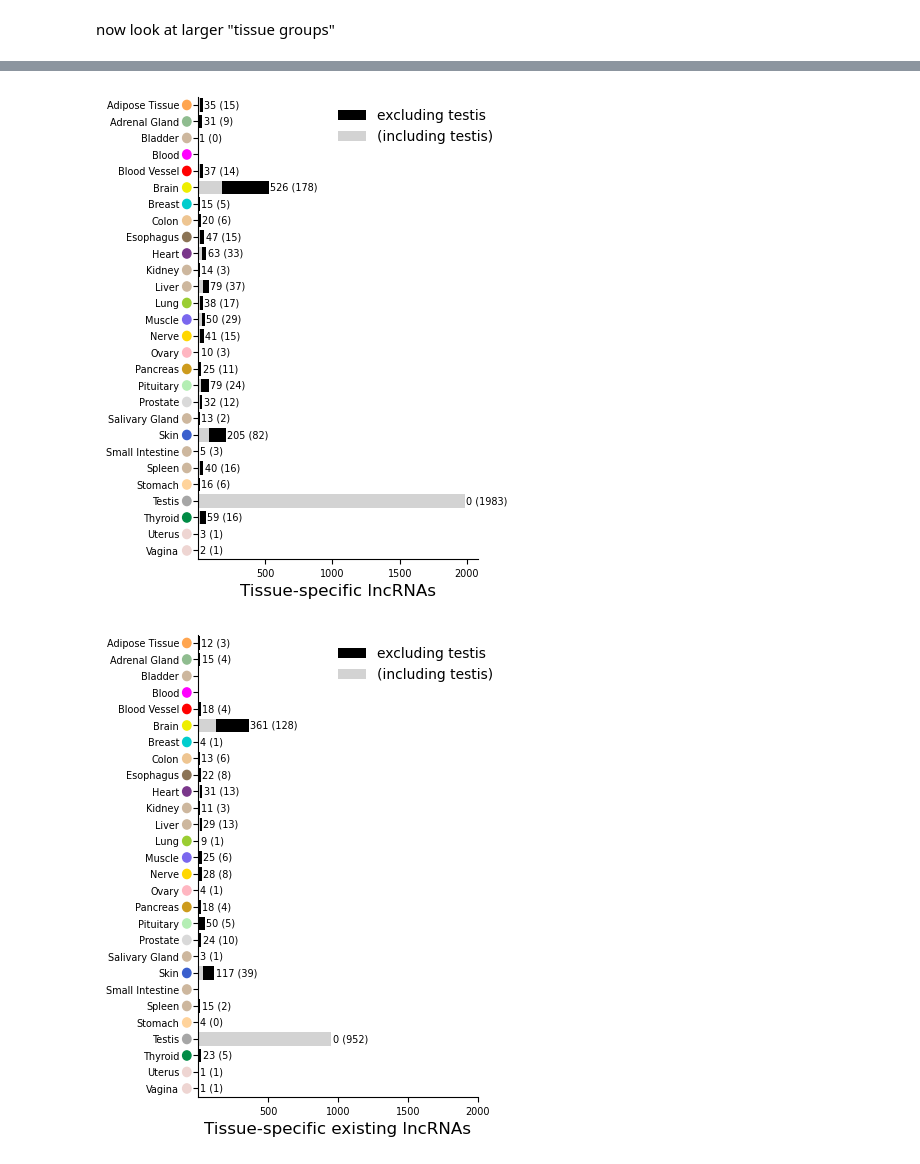
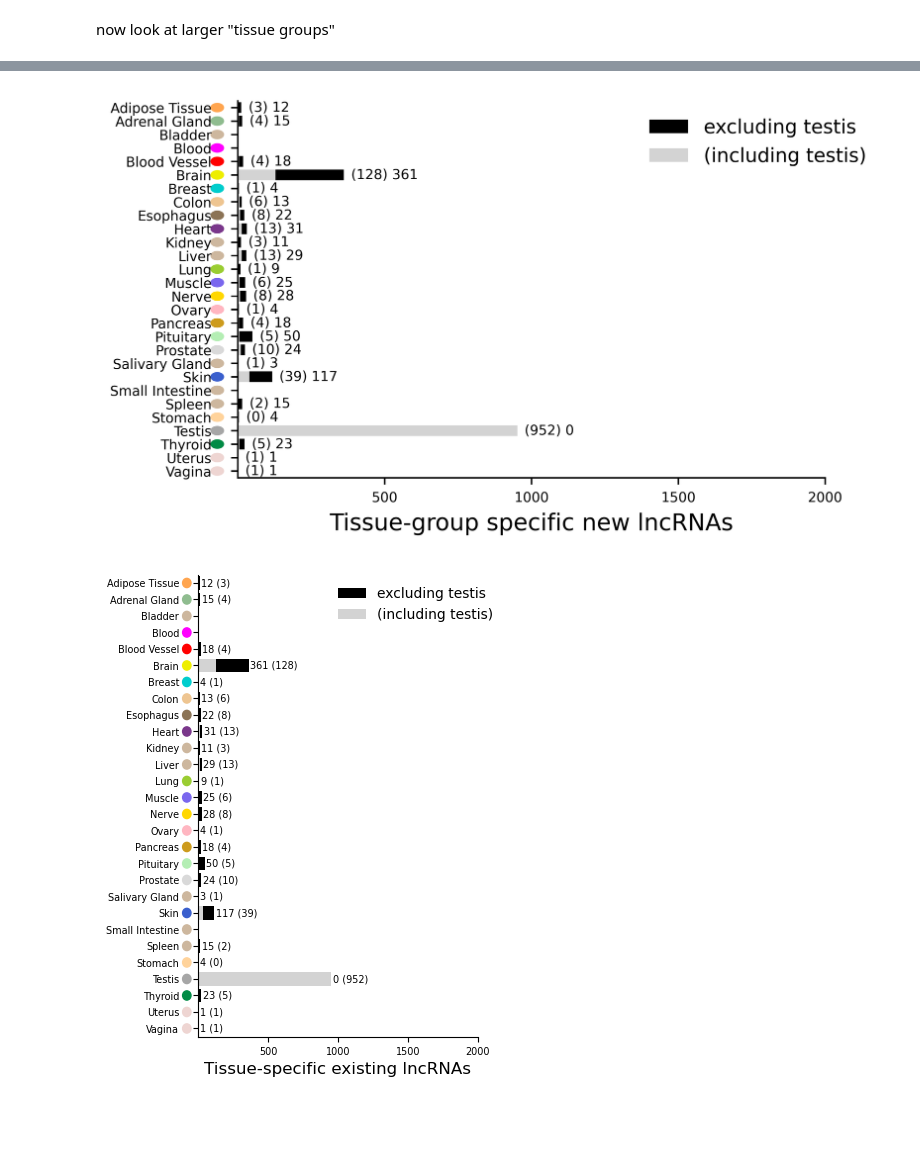
Before and after one commit to danielnachun/gtex-gencode47, a Jupyter notebook: notebooks/quantify_matched_nongenic_null.ipynb, the cells around one changed output, grey strips where cells are left out. Drawn from its saved outputs; the diff is of its cells as text; code cells hidden in the pictures; blank space fills up the shorter version.

```diff
--- a/notebooks/quantify_matched_nongenic_null.ipynb
+++ b/notebooks/quantify_matched_nongenic_null.ipynb
@@ -765,7 +846,7 @@ unique_gene_counts = unique_gene_counts.melt(
     id_vars='tissue_group', value_name='genes', value_vars=['non_testis_unique', 'unique']
 )
 # %%
-fig, ax = plt.subplots(figsize=(4, 6))
+fig, ax = plt.subplots(figsize=(6, 3.5), dpi=600)
 
 sns.barplot(
     data=unique_gene_counts,
@@ -777,7 +858,7 @@ sns.barplot(
     ax=ax
 )
 
-ax.set_xlabel('Tissue-specific lncRNAs', fontsize=12)
+ax.set_xlabel('Tissue-group specific new lncRNAs', fontsize=12)
 ax.set_xticks([500, 1000, 1500, 2000])
 ax.set_ylabel('')
 ax.spines['top'].set_visible(False)
@@ -786,36 +867,36 @@ ax.spines['right'].set_visible(False)
 sns.move_legend(
     ax, "upper right", bbox_to_anchor=(1.1, 1), frameon=False, title='',
     labels=['excluding testis', '(including testis)'], fontsize=10
 )
 
 # Add X, Y numbers at the end of the further bar for each tissue
 # Only add if at least one value is nonzero
 bar_data = unique_gene_counts.pivot(index='tissue_group', columns='variable', values='genes')
 for i, tissue in enumerate(bar_data.index):
     x_vals = bar_data.loc[tissue, :]
     if (x_vals > 0).any():
         x1 = x_vals.get('non_testis_unique', 0)
         x2 = x_vals.get('unique', 0)
         ax.text(
-             max(x1, x2) + 10, i, f"{int(x1)} ({int(x2)})",
+             max(x1, x2) + 10, i, f" ({int(x2)}) {int(x1)}",
             va='center', ha='left')
 
 yticks = ax.get_yticks()
 yticklabels = [item.get_text() for item in ax.get_yticklabels()]
 ax.tick_params(axis='y', pad=10)
 y_positions = np.linspace(0, 1-1/len(yticks), len(yticks))[::-1]
 for y, tissue in zip(y_positions, yticklabels):
     color = tissue_group_color_map.get(tissue, "#888888")
     circle = patches.Ellipse(
-        (-0.04, y + 1/len(yticks)/2), width=.03, height=.02, transform=ax.transAxes,
+        (-0.035, y + 1/len(yticks)/2), width=.02, height=.02, transform=ax.transAxes,
         color=color, clip_on=False
     )
     ax.add_patch(circle)
 
 plt.subplots_adjust(left=0.2)
 plt.show()
 # %% [output]
-[figure, old version]
+[figure, new version]
 # %%
 # Only expressed in 1 tissue
 unique_genes = quantifications[quantifications[tissue_group_columns].sum(axis=1) == 1]
```
Also changed, not shown: parts of 6 cells of this notebook, 8 other files.
